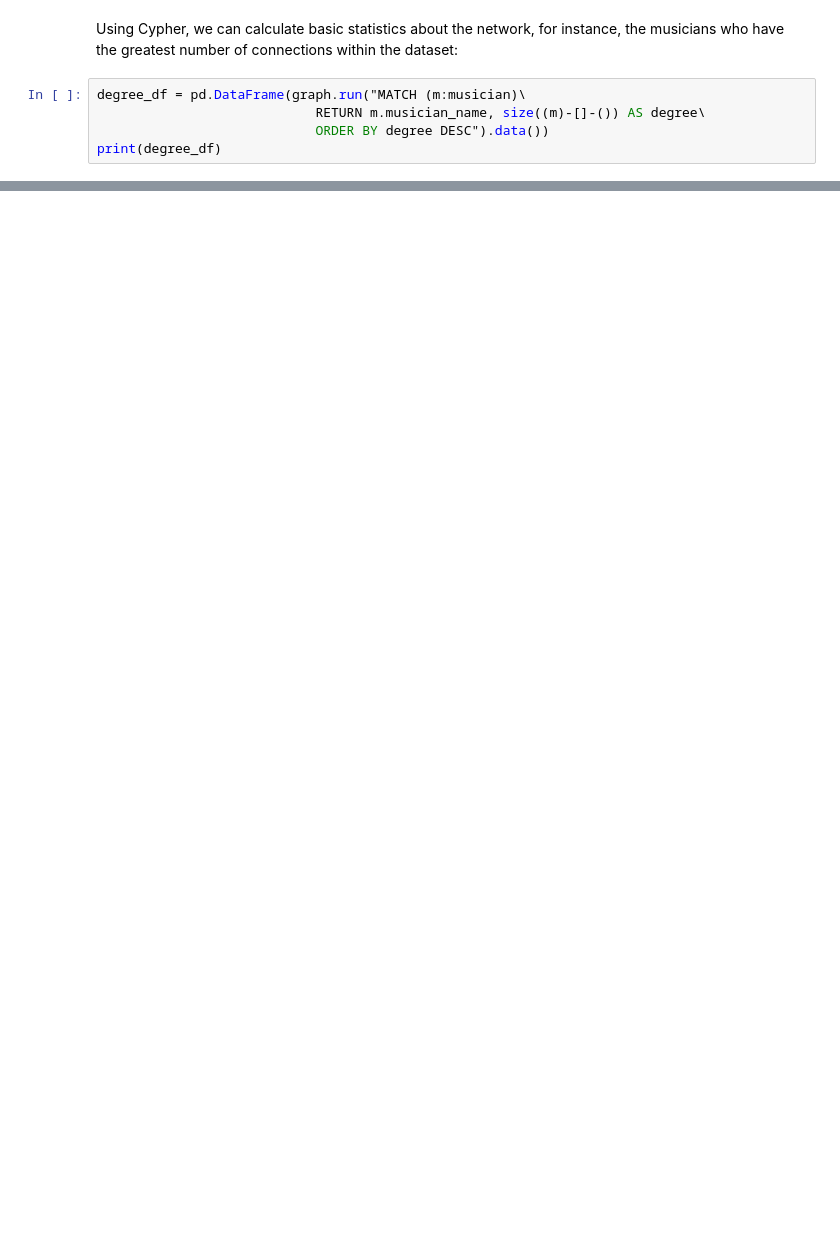
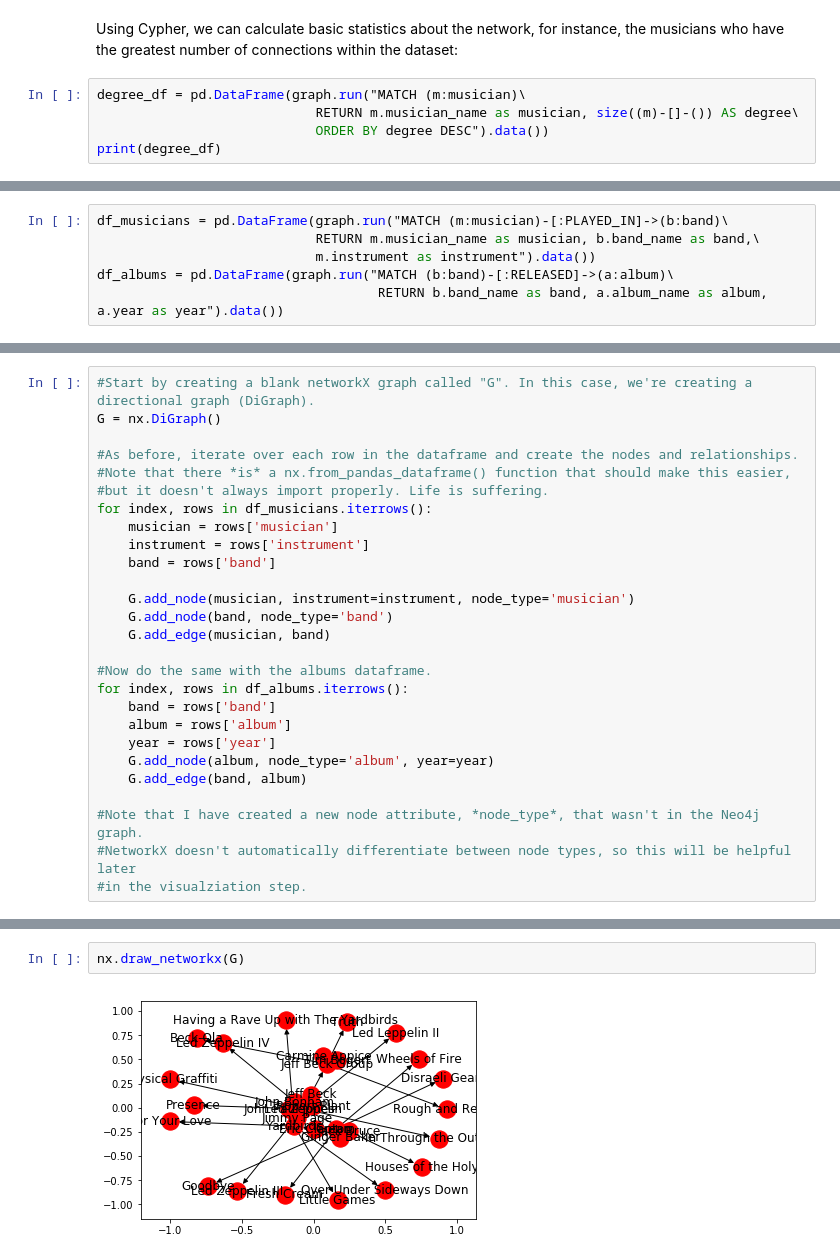
Before and after one commit to IanHGray/graph_analysis, a Jupyter notebook: graph analysis quickstart.ipynb, the cells around one changed output, grey strips where cells are left out. Drawn from its saved outputs; the diff is of its cells as text; blank space fills up the shorter version.

Commit message:
Added documentation for NetworkX

```diff
--- a/graph analysis quickstart.ipynb
+++ b/graph analysis quickstart.ipynb
@@ -164,7 +170,7 @@ Using Cypher, we can calculate basic statistics about the network, for instance,
 of connections within the dataset:
 # %%
 degree_df = pd.DataFrame(graph.run("MATCH (m:musician)\
-                            RETURN m.musician_name, size((m)-[]-()) AS degree\
+                            RETURN m.musician_name as musician, size((m)-[]-()) AS degree\
                             ORDER BY degree DESC").data())
 print(degree_df)
 # %% [output]
@@ -187,0 +205,6 @@ Also, go check out the Yardbirds.
+# %%
+df_musicians = pd.DataFrame(graph.run("MATCH (m:musician)-[:PLAYED_IN]->(b:band)\
+                            RETURN m.musician_name as musician, b.band_name as band,\
+                            m.instrument as instrument").data())
+df_albums = pd.DataFrame(graph.run("MATCH (b:band)-[:RELEASED]->(a:album)\
+                                    RETURN b.band_name as band, a.album_name as album, a.year as year").data())
@@ -187,0 +213,27 @@ Also, go check out the Yardbirds.
+# %%
+#Start by creating a blank networkX graph called "G". In this case, we're creating a directional graph (DiGraph).
+G = nx.DiGraph()
+
+#As before, iterate over each row in the dataframe and create the nodes and relationships.
+#Note that there *is* a nx.from_pandas_dataframe() function that should make this easier,
+#but it doesn't always import properly. Life is suffering.
+for index, rows in df_musicians.iterrows():
+    musician = rows['musician']
+    instrument = rows['instrument']
+    band = rows['band']
+
+    G.add_node(musician, instrument=instrument, node_type='musician')
+    G.add_node(band, node_type='band')
+    G.add_edge(musician, band)
+
+#Now do the same with the albums dataframe.
+for index, rows in df_albums.iterrows():
+    band = rows['band']
+    album = rows['album']
+    year = rows['year']
+    G.add_node(album, node_type='album', year=year)
+    G.add_edge(band, album)
+
+#Note that I have created a new node attribute, *node_type*, that wasn't in the Neo4j graph.
+#NetworkX doesn't automatically differentiate between node types, so this will be helpful later
+#in the visualziation step.
@@ -187,0 +266,4 @@ Also, go check out the Yardbirds.
+# %%
+nx.draw_networkx(G)
+# %% [output]
+[figure, added]
```
Also changed, not shown: parts of 28 cells of this notebook.
